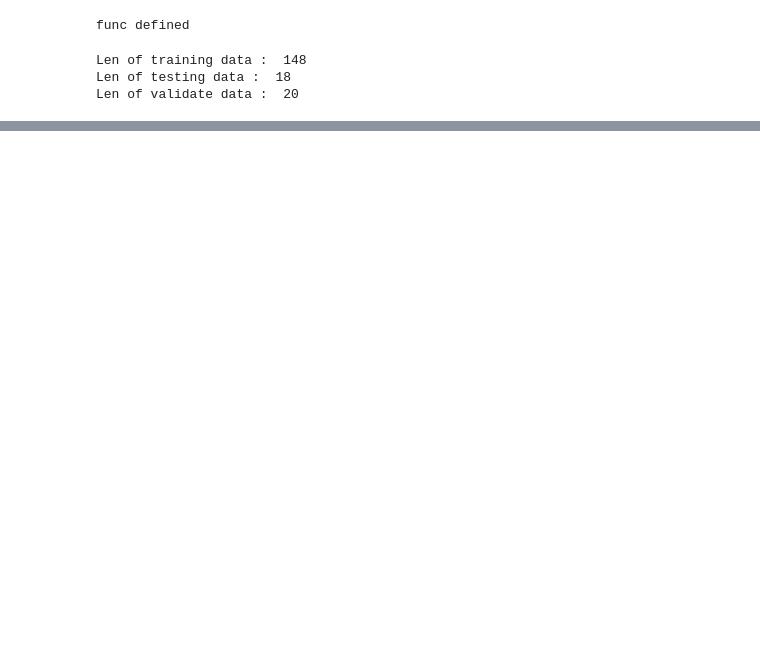
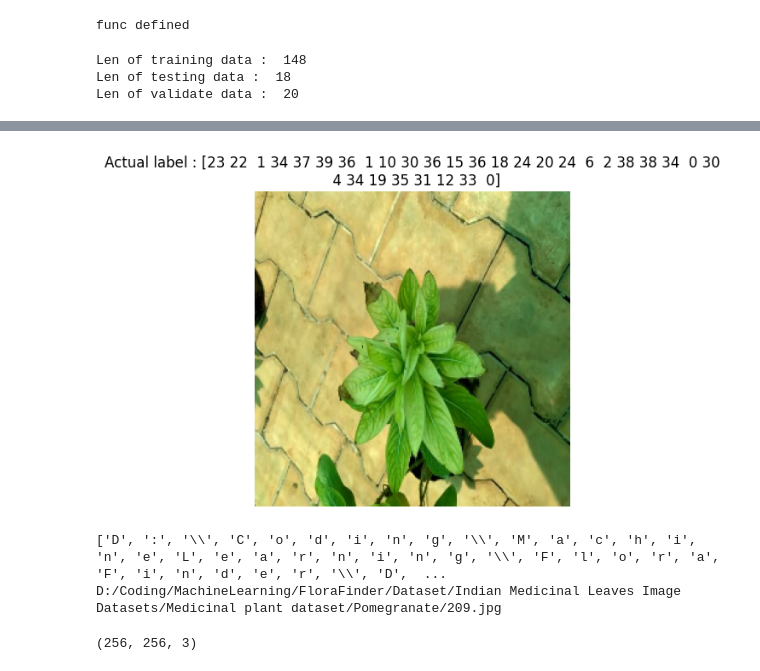
Before and after one commit to B-a-b-u/FloraFinder, a Jupyter notebook: florafinder1.ipynb, the cells around one changed output, grey strips where cells are left out. Drawn from its saved outputs; the diff is of its cells as text; code cells hidden in the pictures; blank space fills up the shorter version.

```diff
--- a/florafinder1.ipynb
+++ b/florafinder1.ipynb
@@ -393,0 +309,7 @@ cnn_model.save(f"./models/model-{model_version}")
+# %%
+with open('/kaggle/working/model.pkl', 'wb') as f:
+    pickle.dump(cnn_model, f)
+# %%
+
+model = tf.keras.models.load_model("models/cnn_model-1.keras")
+model
@@ -393,0 +343,16 @@ cnn_model.save(f"./models/model-{model_version}")
+# %%
+import h5py
+
+# Open the model file
+with h5py.File("models/cnn_model-2.h5", "r") as file:
+    # List all groups in the file
+    print("Groups in the model file:")
+    print(list(file.keys()))
+
+    # If the model configuration is stored in the 'model_weights' group, try loading the model using it
+    if "model_weights" in file.keys():
+        print("Model weights found. Trying to load the model...")
+        model = tf.keras.models.load_model("models/cnn_model-2.h5")
+        print("Model loaded successfully.")
+    else:
+        print("Model configuration not found in the file.")
@@ -393,0 +393,8 @@ cnn_model.save(f"./models/model-{model_version}")
+# %%
+for batch_images, batch_labels in dataset.take(2):
+    pred = model.predict(batch_images)
+    print(Class_Names[np.argmax(pred[0])])
+    plt.imshow(batch_images[0].numpy().astype("uint8"))
+    plt.title(f"Actual label : {batch_labels}")
+    plt.axis("off")
+# %% [output]
@@ -393,0 +405 @@ cnn_model.save(f"./models/model-{model_version}")
+[figure, added]
@@ -393,0 +410,21 @@ cnn_model.save(f"./models/model-{model_version}")
+# %%
+path = list(r"D:\Coding\MachineLearning\FloraFinder\Dataset\Indian Medicinal Leaves Image Datasets\Medicinal plant dataset\Pomegranate\209.jpg")
+# for i in range(len(path)):
+#     if path[i] == "\\":
+#        path[i] = "/"
+# print(path)
+# print("".join(path))
+# print(path)
+print(path)
+path = "".join(path).replace("\\", "/")
+print(path)
+# %% [output]
+['D', ':', '\\', 'C', 'o', 'd', 'i', 'n', 'g', '\\', 'M', 'a', 'c', 'h', 'i', 'n', 'e', 'L', 'e', 'a', 'r', 'n', 'i', 'n', 'g', '\\', 'F', 'l', 'o', 'r', 'a', 'F', 'i', 'n', 'd', 'e', 'r', '\\', 'D',  ...
+D:/Coding/MachineLearning/FloraFinder/Dataset/Indian Medicinal Leaves Image Datasets/Medicinal plant dataset/Pomegranate/209.jpg
+# %%
+image = Image.open(path,'r')
+image = np.array(image)
+image.resize(256,256,3)
+print(image.shape)
+# %% [output]
+(256, 256, 3)
```
Also changed, not shown: parts of 50 cells of this notebook, 28 other files.
